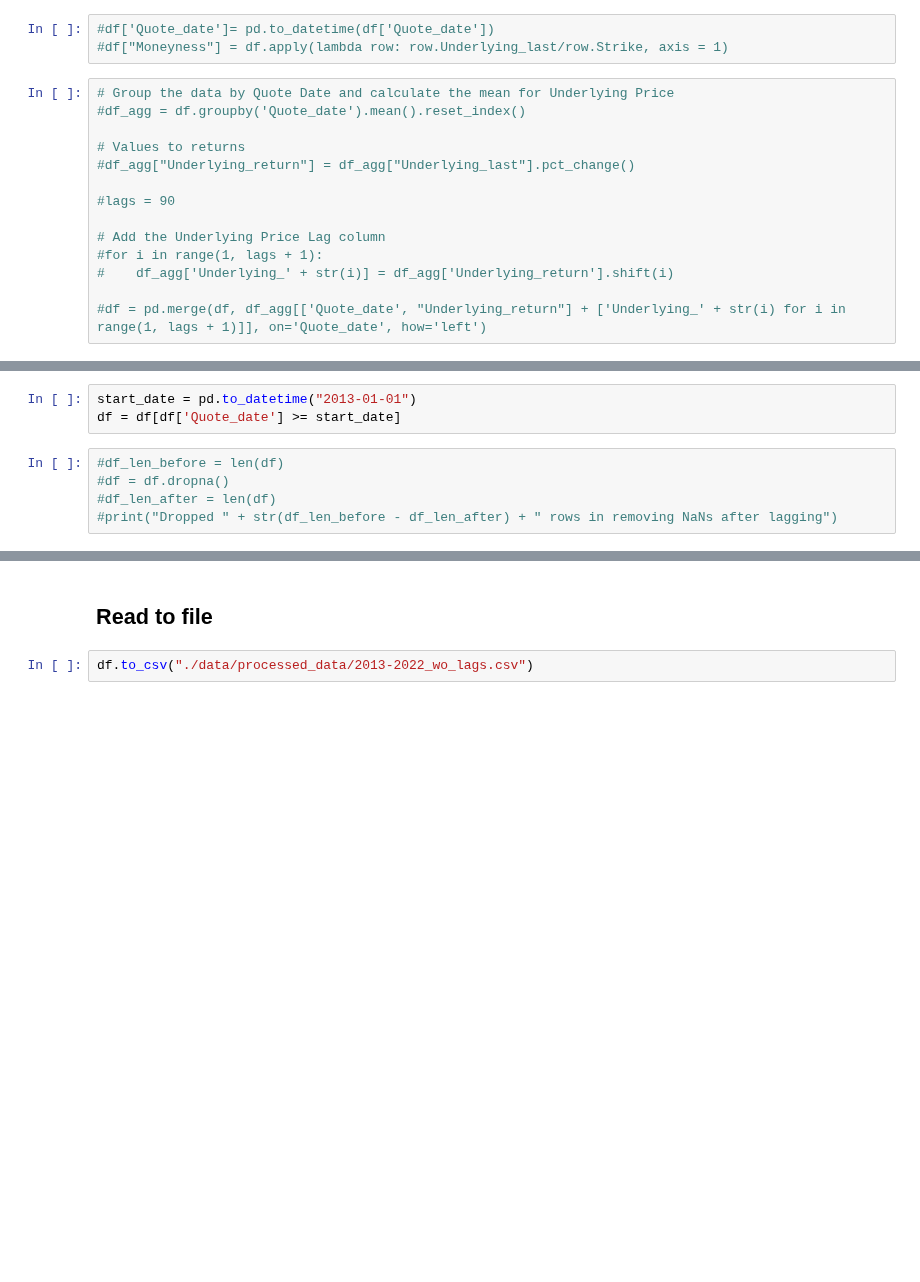
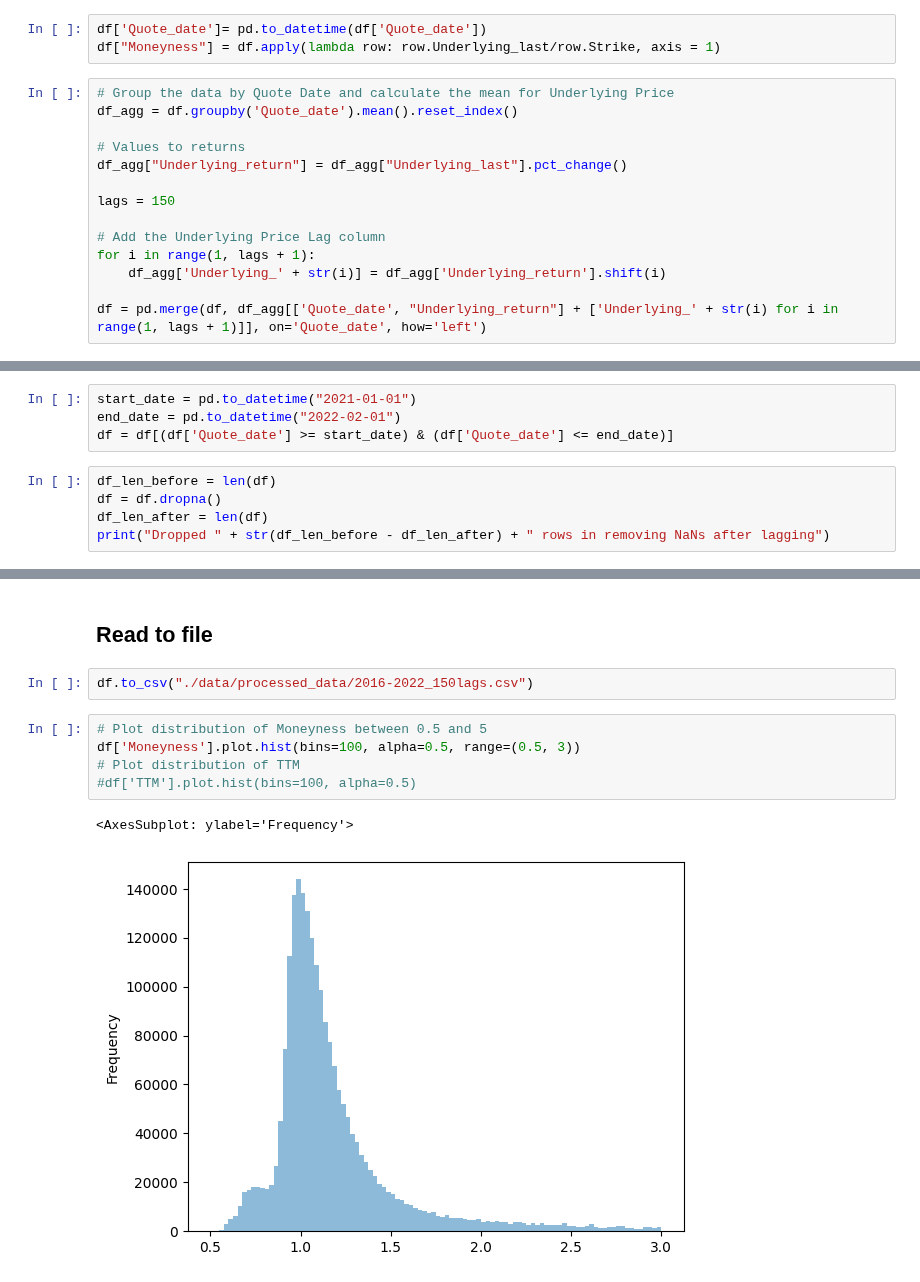
Before and after one commit to erlend-rygg/deep-learning-for-option-pricing, a Jupyter notebook: data_prosessing.ipynb, the cells around one changed output, grey strips where cells are left out. Saved outputs shown, nothing was run; the diff lists cells and outputs as text; blank space fills up the shorter version.

Commit message:
New data set

```diff
--- a/data_prosessing.ipynb
+++ b/data_prosessing.ipynb
@@ -49,19 +51,19 @@ print("Dropped " + str(df_len_before - df_len_after) + " rows in by dropping NaN
 # %% [markdown]
 # Adding lags
 # %%
-#df['Quote_date']= pd.to_datetime(df['Quote_date'])
-#df["Moneyness"] = df.apply(lambda row: row.Underlying_last/row.Strike, axis = 1)
+df['Quote_date']= pd.to_datetime(df['Quote_date'])
+df["Moneyness"] = df.apply(lambda row: row.Underlying_last/row.Strike, axis = 1)
 # %%
 # Group the data by Quote Date and calculate the mean for Underlying Price
-#df_agg = df.groupby('Quote_date').mean().reset_index()
+df_agg = df.groupby('Quote_date').mean().reset_index()
 
 # Values to returns
-#df_agg["Underlying_return"] = df_agg["Underlying_last"].pct_change()
+df_agg["Underlying_return"] = df_agg["Underlying_last"].pct_change()
 
-#lags = 90
+lags = 150
 
 # Add the Underlying Price Lag column
-#for i in range(1, lags + 1):
-#    df_agg['Underlying_' + str(i)] = df_agg['Underlying_return'].shift(i)
+for i in range(1, lags + 1):
+    df_agg['Underlying_' + str(i)] = df_agg['Underlying_return'].shift(i)
 
-#df = pd.merge(df, df_agg[['Quote_date', "Underlying_return"] + ['Underlying_' + str(i) for i in range(1, lags + 1)]], on='Quote_date', how='left')
+df = pd.merge(df, df_agg[['Quote_date', "Underlying_return"] + ['Underlying_' + str(i) for i in range(1, lags + 1)]], on='Quote_date', how='left')
@@ -68,11 +72,12 @@ print("Dropped " + str(df_len_before - df_len_after) + " rows in by dropping NaN
 # %%
-start_date = pd.to_datetime("2013-01-01")
-df = df[df['Quote_date'] >= start_date]
+start_date = pd.to_datetime("2021-01-01")
+end_date = pd.to_datetime("2022-02-01")
+df = df[(df['Quote_date'] >= start_date) & (df['Quote_date'] <= end_date)]
 # %%
-#df_len_before = len(df)
-#df = df.dropna()
-#df_len_after = len(df)
-#print("Dropped " + str(df_len_before - df_len_after) + " rows in removing NaNs after lagging")
+df_len_before = len(df)
+df = df.dropna()
+df_len_after = len(df)
+print("Dropped " + str(df_len_before - df_len_after) + " rows in removing NaNs after lagging")
 # %% [output]
 Dropped 0 rows in removing NaNs after lagging
 # %% [markdown]
@@ -123,4 +126,12 @@ display(df.head(5))
 # %% [markdown]
 ## Read to file
 # %%
-df.to_csv("./data/processed_data/2013-2022_wo_lags.csv")
+df.to_csv("./data/processed_data/2016-2022_150lags.csv")
+# %%
+# Plot distribution of Moneyness between 0.5 and 5
+df['Moneyness'].plot.hist(bins=100, alpha=0.5, range=(0.5, 3))
+# Plot distribution of TTM
+#df['TTM'].plot.hist(bins=100, alpha=0.5)
+# %% [output]
+<AxesSubplot: ylabel='Frequency'>
+[figure, added]
```
Also changed, not shown: parts of 7 cells of this notebook, 2 other files.
